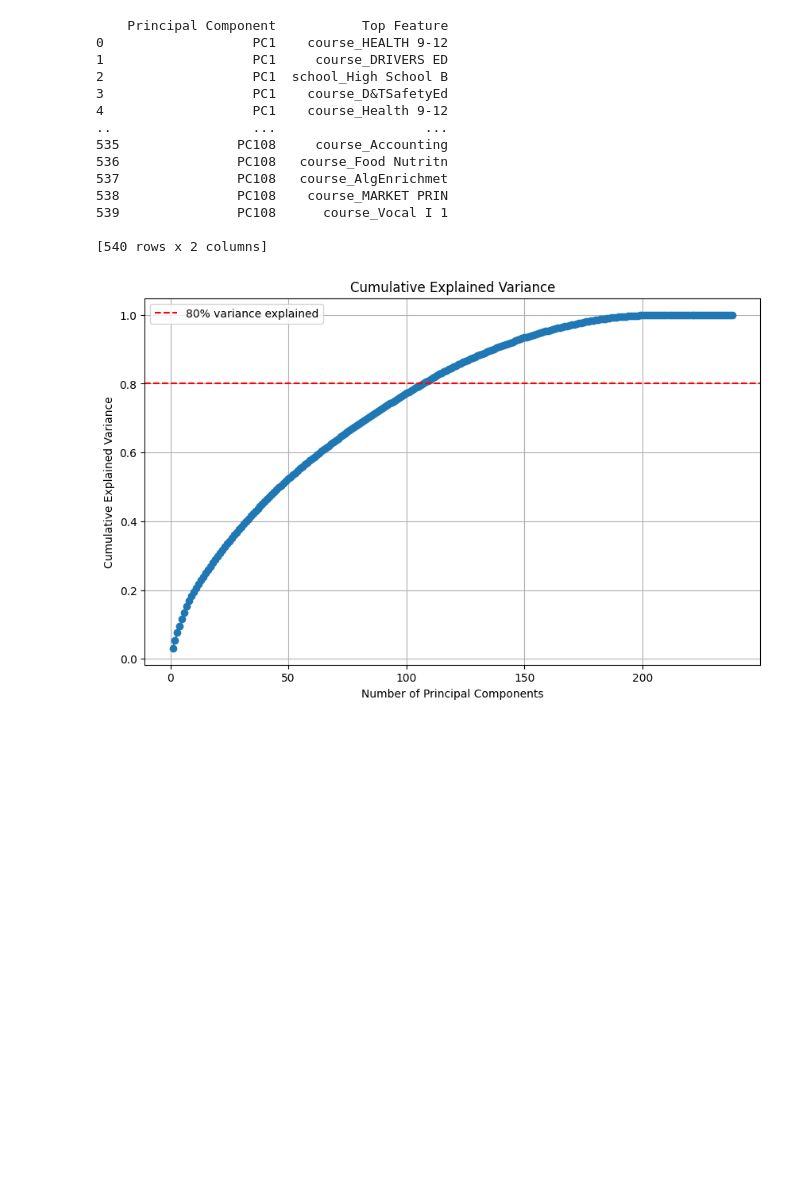
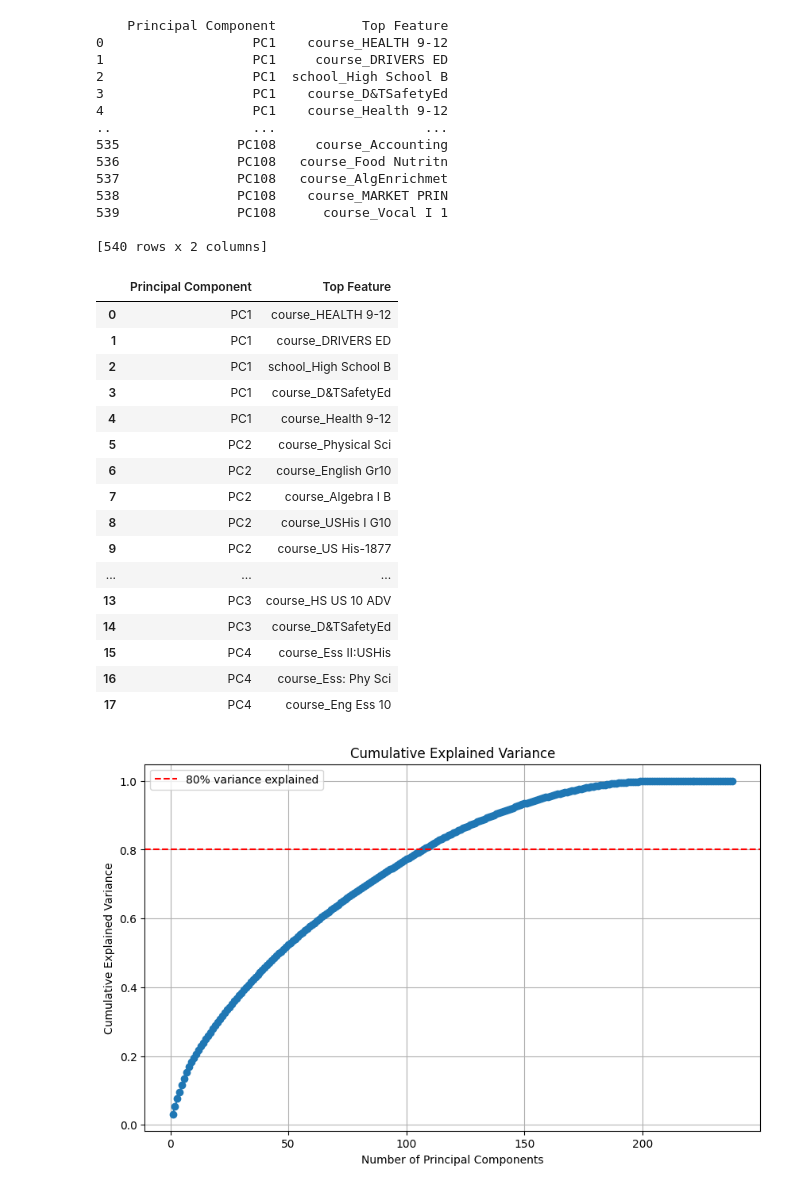
Before and after one commit to level-data-1a/predicting-proficiency, a Jupyter notebook: DecisionTree/ActScience.ipynb, the cells around one changed output. Cells and saved outputs as stored; diff of their text form; code cells hidden in the pictures; blank space fills up the shorter version.

```diff
--- a/DecisionTree/ActScience.ipynb
+++ b/DecisionTree/ActScience.ipynb
@@ -149,6 +149,26 @@ print(top_features_df)
 539               PC108      course_Vocal I 1
 
 [540 rows x 2 columns]
+# %%
+top_features_df.head(18)
+# %% [output]
+|  | Principal Component | Top Feature |
+| 0 | PC1 | course_HEALTH 9-12 |
+| 1 | PC1 | course_DRIVERS ED |
+| 2 | PC1 | school_High School B |
+| 3 | PC1 | course_D&TSafetyEd |
+| 4 | PC1 | course_Health 9-12 |
+| 5 | PC2 | course_Physical Sci |
+| 6 | PC2 | course_English Gr10 |
+| 7 | PC2 | course_Algebra I B |
+| 8 | PC2 | course_USHis I G10 |
+| 9 | PC2 | course_US His-1877 |
+| ... | ... | ... |
+| 13 | PC3 | course_HS US 10 ADV |
+| 14 | PC3 | course_D&TSafetyEd |
+| 15 | PC4 | course_Ess II:USHis |
+| 16 | PC4 | course_Ess: Phy Sci |
+| 17 | PC4 | course_Eng Ess 10 |
 # %%
 # Cumulative Explained Variance
 cumulative_explained_variance = np.cumsum(explained_variance_ratio)
```
Also changed, not shown: parts of 4 cells of this notebook, 2 other files.
